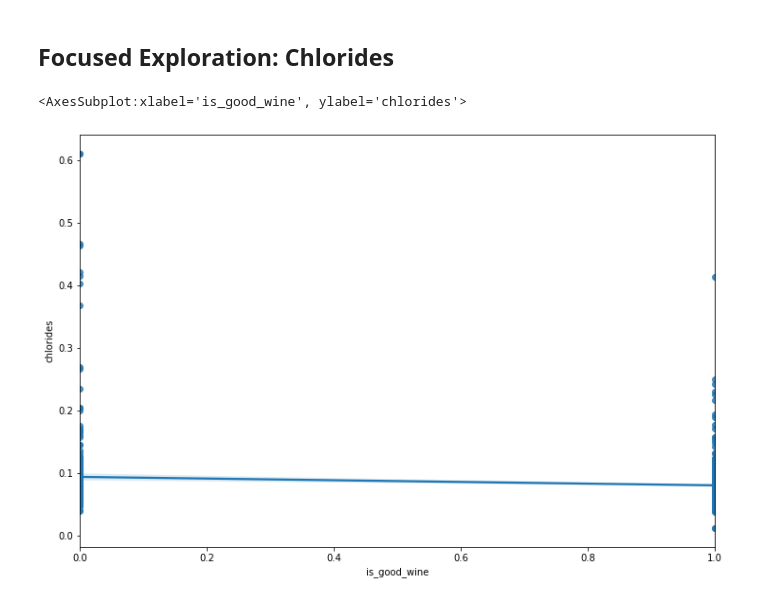
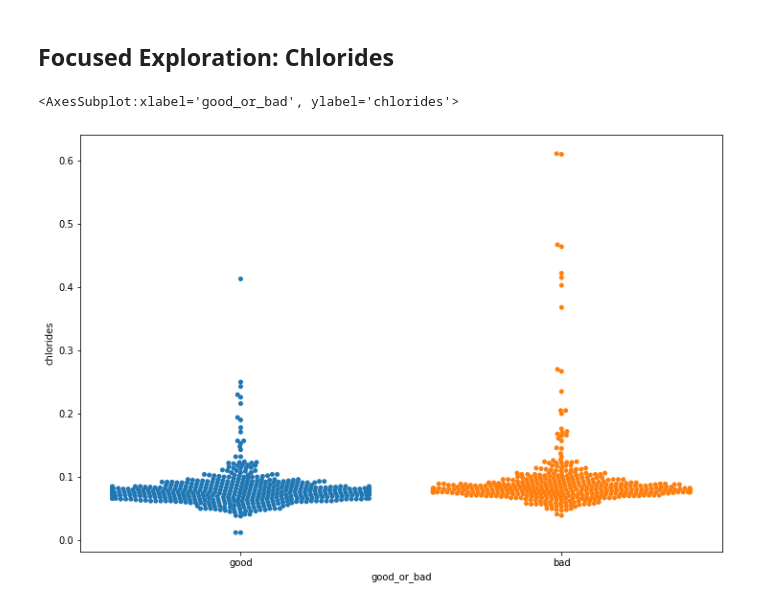
Before and after one commit to SamuelD-Data/red_wine_quality, a Jupyter notebook: red_wine_notebook.ipynb, the cells around one changed output. Cells and saved outputs as stored; diff of their text form; code cells hidden in the pictures.

Commit message:
added "good_or_bad" column to reflect wine type with text (makes plotting easier by allowing me to avoid passing labels), added initial swarmplot for chlorides, updated code to accomodate new column

```diff
--- a/red_wine_notebook.ipynb
+++ b/red_wine_notebook.ipynb
@@ -88,8 +88,11 @@ After reviewing the data in-depth for outliers, I believe that the outliers are
 ## Binning Wines by Quality (1 - 5 = Bad, 6 - 10 = Good)
 This variable will serve as the target variable
 # %%
-# creating boolean column to reflect good and bad wines
+# creating boolean columns to reflect good and bad wines
 wines['is_good_wine']= np.where(wines.quality >= 6, 1, 0)
+
+# text column is useful for plotting so I don't have to customize labels
+wines['good_or_bad']= np.where(wines.quality >= 6, 'good', 'bad')
 
 # dropping 'quality' column since I have a binned version
 wines.drop(columns = 'quality', inplace = True)
@@ -112,7 +115,7 @@ scaled_cols_l = []
 # iterating through each column to be scaled of each df
 for df in df_list:
     for col in df:
-        if col != 'is_good_wine':
+        if col != 'is_good_wine' and col != 'good_or_bad':
             # making temporary variable that holds current column name concatenated with '_s' at the end
             scaled_col_name = col + '_s'
             # appending col name to list
@@ -122,7 +125,12 @@ for df in df_list:
             # adding column with concatenated col name to current df
             df[scaled_col_name] = 0
 
-# moving 'quality' column to end of each df
-for df in df_list:
-    quality_col = df.pop('is_good_wine')
-    df['is_good_wine'] = quality_col
+# creating scaler object
+scaler = sklearn.preprocessing.MinMaxScaler()
+
+# fitting scaler to train column and scaling after
+train[scaled_cols_l] = scaler.fit_transform(train[cols_to_scale_l])
+
+# scaling data in validate and test dataframes
+validate[scaled_cols_l] = scaler.transform(validate[cols_to_scale_l])
+test[scaled_cols_l] = scaler.transform(test[cols_to_scale_l])
@@ -259,7 +231,7 @@ plt.show()
 ## Focused Exploration: Chlorides
 # %%
 plt.figure(figsize = (12,8))
-sns.regplot(x = train["is_good_wine"], y = train["chlorides"])
+sns.swarmplot(x = train["good_or_bad"], y = train["chlorides"])
 # %% [output]
-<AxesSubplot:xlabel='is_good_wine', ylabel='chlorides'>
+<AxesSubplot:xlabel='good_or_bad', ylabel='chlorides'>
-[figure, old version]
+[figure, new version]
```
Also changed, not shown: parts of 8 cells of this notebook.
